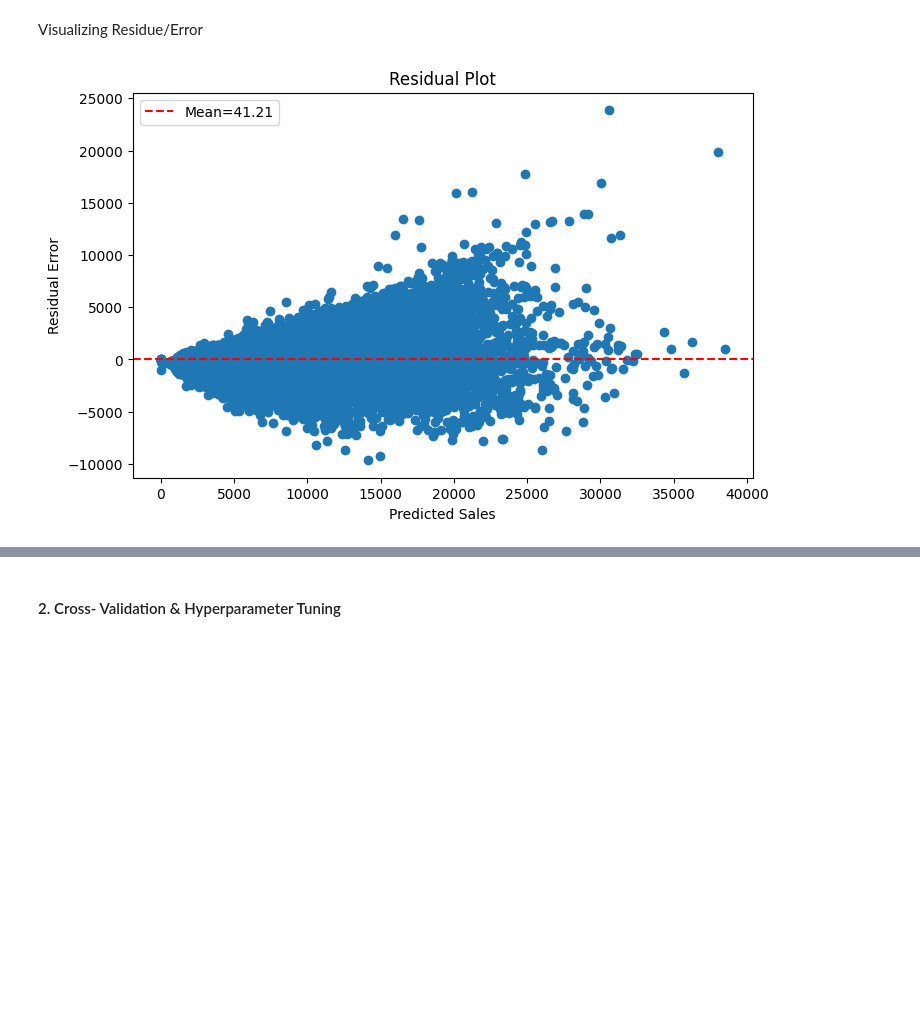
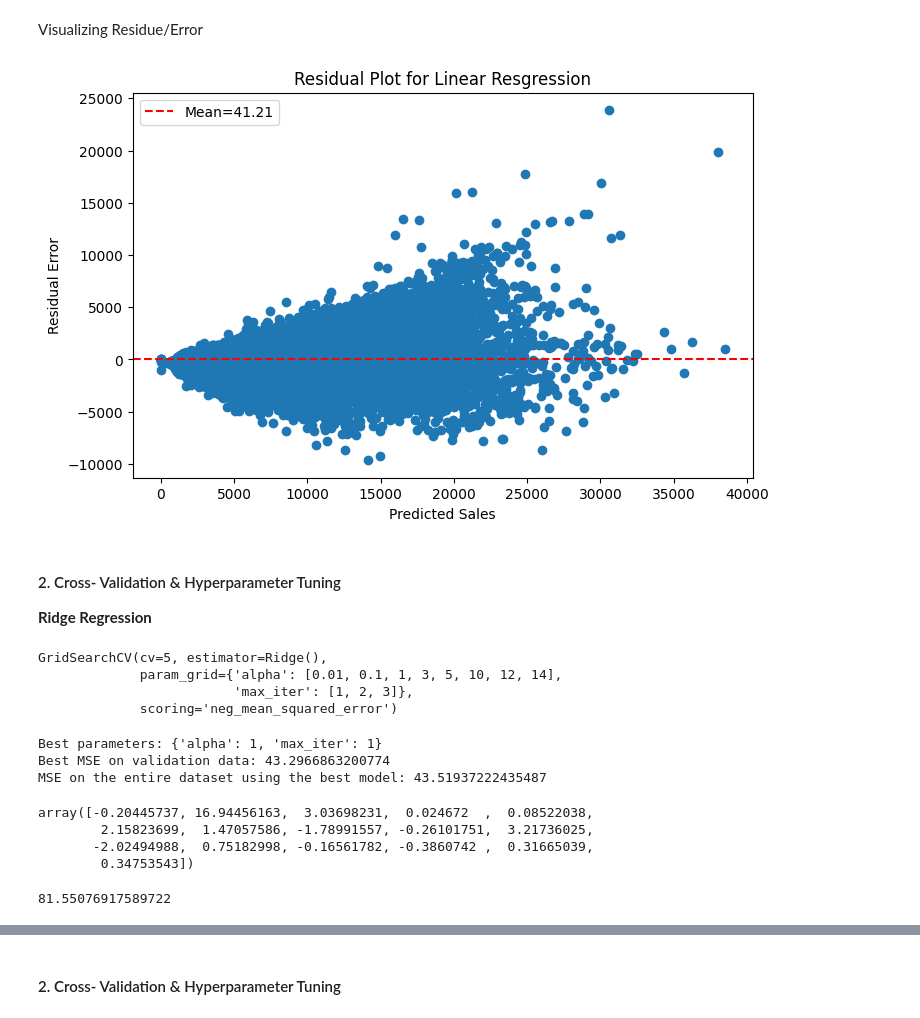
Before and after one commit to abhikr11/Retail_Sales_Prediction, a Jupyter notebook: Retail_Sales_Prediction.ipynb, the cells around one changed output, grey strips where cells are left out. Cells and saved outputs as stored; diff of their text form; code cells hidden in the pictures; blank space fills up the shorter version.

```diff
--- a/Retail_Sales_Prediction.ipynb
+++ b/Retail_Sales_Prediction.ipynb
@@ -2107,15 +2112,85 @@ Visualizing Residue/Error
 # %%
 # creating a residual plot by first transfroming the square root back to original values
 residuals = (y_test**2) - (y_test_regression_pred**2)
 res_mean=residuals.mean().round(2)
 plt.figure(figsize=(8,5))
 plt.scatter((y_test**2), residuals)
-plt.title("Residual Plot")
+plt.title("Residual Plot for Linear Resgression")
 plt.xlabel('Predicted Sales')
 plt.ylabel('Residual Error')
 
 plt.axhline(y=res_mean, color='red', linestyle='--', label=f"Mean={res_mean}")
 plt.legend()
 plt.show()
 # %% [output]
-[figure, old version]
+[figure, new version]
+# %% [markdown]
+#### 2. Cross- Validation & Hyperparameter Tuning
+**Ridge Regression**
+# %%
+# ML Model - 1 Implementation with hyperparameter optimization techniques (i.e., GridSearch CV, RandomSearch CV, Bayesian Optimization etc.)
+# Applying cross validation to check for improvements
+
+#import ridge regressor
+from sklearn.linear_model import Ridge
+
+#import GridSearchCV
+from sklearn.model_selection import GridSearchCV
+
+# Create a Ridge Regression model
+ridge = Ridge()
+
+# Define a parameter grid for GridSearchCV
+parameters = {"alpha": [0.01,0.1,1,3,5,10,12,14], "max_iter":[1,2,3]}
+
+# Create a GridSearchCV object to search for the best parameter
+grid_ridge = GridSearchCV(ridge,parameters, scoring='neg_mean_squared_error',cv=5)
+
+# Fit the Algorithm
+grid_ridge.fit(X_train, y_train)
+# %% [output]
+GridSearchCV(cv=5, estimator=Ridge(),
+             param_grid={'alpha': [0.01, 0.1, 1, 3, 5, 10, 12, 14],
+                         'max_iter': [1, 2, 3]},
+             scoring='neg_mean_squared_error')
+# %%
+# Predict on the model
+
+# Get the best estimator (fitted model with the best parameters)
+best_ridge_model = grid_ridge.best_estimator_
+
+# Get the best parameters
+best_ridge_parameters = grid_ridge.best_params_
+
+# Get the mean squared error (MSE) of the best model on the validation data
+best_ridge_mse = -grid_ridge.best_score_
+
+# Make train predictions using the best model
+y_train_grid_ridge_pred = best_ridge_model.predict(X_train)
+
+# Make test predictions using the best model
+y_test_grid_ridge_pred = best_ridge_model.predict(X_test)
+
+# Evaluate the best model (e.g., using mean squared error)
+ridge_mse = mean_squared_error(y_test, y_test_grid_ridge_pred)
+
+print("Best parameters:", best_ridge_parameters)
+print("Best MSE on validation data:", best_ridge_mse)
+print("MSE on the entire dataset using the best model:", ridge_mse)
+# %% [output]
+Best parameters: {'alpha': 1, 'max_iter': 1}
+Best MSE on validation data: 43.2966863200774
+MSE on the entire dataset using the best model: 43.51937222435487
+# %%
+#coefficients after hyperparamenter and crossvalidation
+best_ridge_model.coef_
+# %% [output]
+array([-0.20445737, 16.94456163,  3.03698231,  0.024672  ,  0.08522038,
+        2.15823699,  1.47057586, -1.78991557, -0.26101751,  3.21736025,
+       -2.02494988,  0.75182998, -0.16561782, -0.3860742 ,  0.31665039,
+        0.34753543])
+# %%
+#intercept after hyperparamenter and crossvalidation
+best_ridge_model.intercept_
+# %% [output]
+81.55076917589722
```
Also changed, not shown: parts of 64 cells of this notebook.
